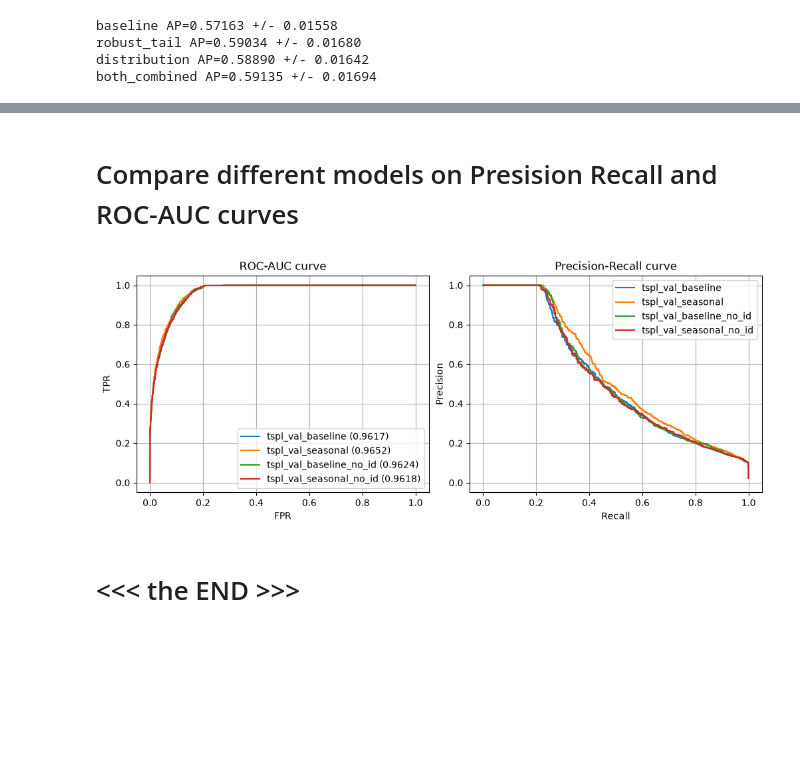
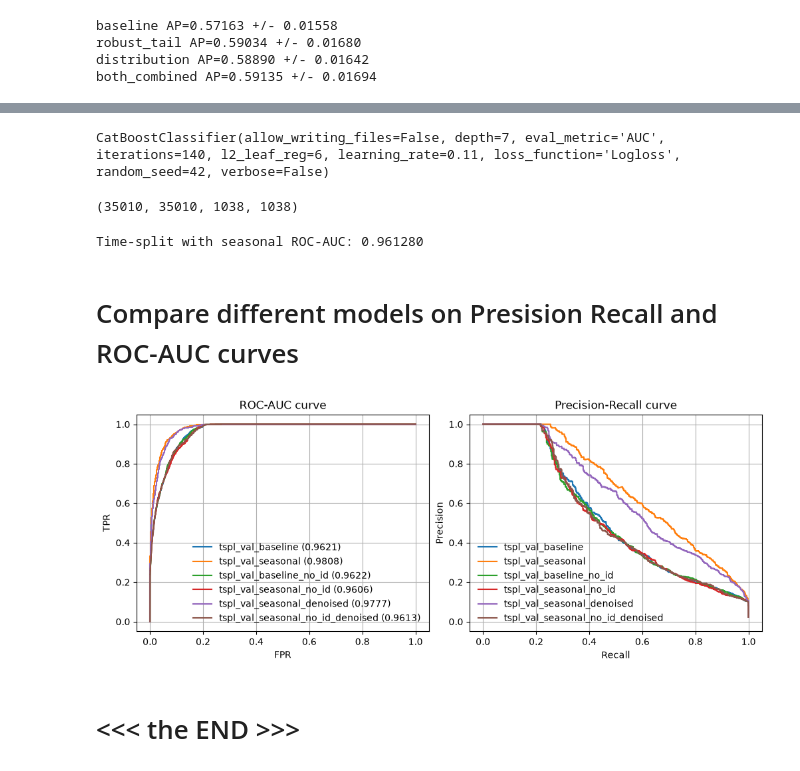
Before and after one commit to SanSanychSeva/step1_qualification, a Jupyter notebook: notebooks/Solution_B_Inheritance.ipynb, the cells around one changed output, grey strips where cells are left out. Drawn from its saved outputs; the diff is of its cells as text; code cells hidden in the pictures; blank space fills up the shorter version.

```diff
--- a/notebooks/Solution_B_Inheritance.ipynb
+++ b/notebooks/Solution_B_Inheritance.ipynb
@@ -829,36 +916,65 @@ both_combined AP=0.59135 +/- 0.01694
+# %%
+baseline_model.fit(
+    cv_train[no_id_features_denoised + features_seasonal],
+    cv_train["target"],
+    cat_features=[(no_id_features_denoised + features_seasonal).index(c) for c in (no_id_cat_features + features_seasonal)],
+)
+# %% [output]
+CatBoostClassifier(allow_writing_files=False, depth=7, eval_metric='AUC', iterations=140, l2_leaf_reg=6, learning_rate=0.11, loss_function='Logloss', random_seed=42, verbose=False)
+# %%
+valid_prediction = baseline_model.predict_proba(cv_valid[no_id_features_denoised + features_seasonal])[:, 1]
+
+precision, recall, thres = precision_recall_curve(cv_valid['target'], valid_prediction)
+fpr, tpr, thres                       = roc_curve(cv_valid['target'], valid_prediction)
+
+len(precision), len(recall), len(fpr), len(tpr)
+# %% [output]
+(35010, 35010, 1038, 1038)
+# %%
+comp_prc_df['tspl_val_seasonal_no_id_denoised'] = [ el for el in zip(recall, precision) ]
+
+comp_roc_addon = pd.Series([ el for el in zip(fpr, tpr) ], name='tspl_val_seasonal_no_id_denoised').to_frame()
+comp_roc_df = pd.concat([comp_roc_df, comp_roc_addon], axis=1)
+# %%
+roc_score = roc_auc_score(cv_valid['target'], valid_prediction)
+roc_score_dict['tspl_val_seasonal_no_id_denoised'] = roc_score
+
+print(f"Time-split with seasonal ROC-AUC: {roc_score:.6f}")
+# %% [output]
+Time-split with seasonal ROC-AUC: 0.961280
 # %% [markdown]
 # Compare different models on Presision Recall and ROC-AUC curves
 # %%
 fig, (ax1, ax2) = plt.subplots(1,2, figsize=(10, 4), layout='constrained')
 
 for mdl in comp_roc_df.columns.to_list():
 
     ax1.plot([comp_roc_df[mdl].dropna().iloc[i][0] for i in range(len(comp_roc_df[mdl].dropna()))],
              [comp_roc_df[mdl].dropna().iloc[i][1] for i in range(len(comp_roc_df[mdl].dropna()))],
              label=mdl + ' (' + str(round(roc_score_dict[mdl],4)) + ')')
     ax2.plot([comp_prc_df[mdl].iloc[i][0] for i in range(len(comp_prc_df))],
              [comp_prc_df[mdl].iloc[i][1] for i in range(len(comp_prc_df))], label=mdl)
 
 ax1.set_xlabel('FPR')
 ax1.set_ylabel('TPR')
 ax2.set_xlabel('Recall')
 ax2.set_ylabel('Precision')
 
 ax1.set_xlim(-0.05,1.05)
 ax1.set_ylim(-0.05,1.05)
 ax2.set_xlim(-0.05,1.05)
 ax2.set_ylim(-0.05,1.05)
 ax1.grid()
 ax2.grid()
 ax1.set_title('ROC-AUC curve')
 ax2.set_title('Precision-Recall curve')
 
-ax1.legend()
-ax2.legend()
+ax1.legend(loc='lower right', frameon=False)
+ax2.legend(loc='lower left', frameon=False)
 
 plt.show()
 # %% [output]
-[figure, old version]
+[figure, new version]
 # %% [markdown]
 # <<< the END >>>
 # %%
```
Also changed, not shown: parts of 33 cells of this notebook.
